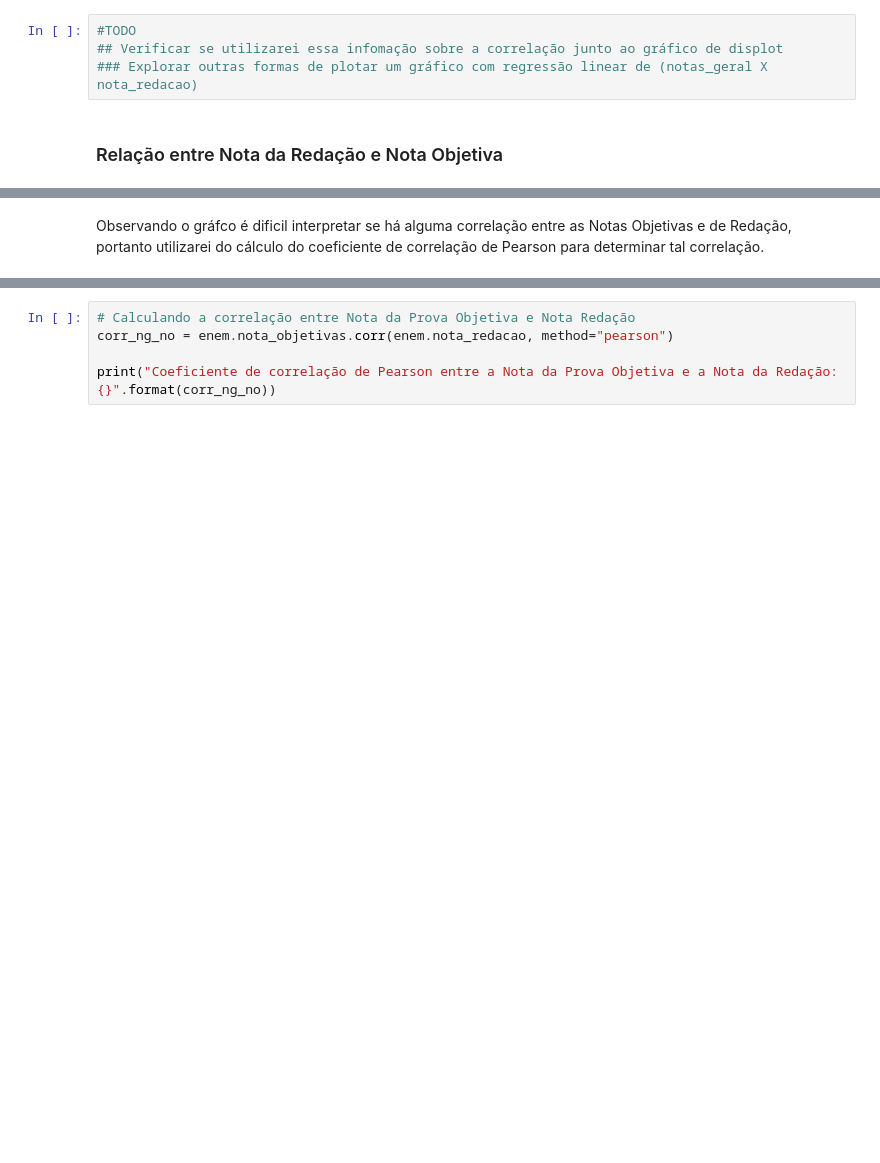
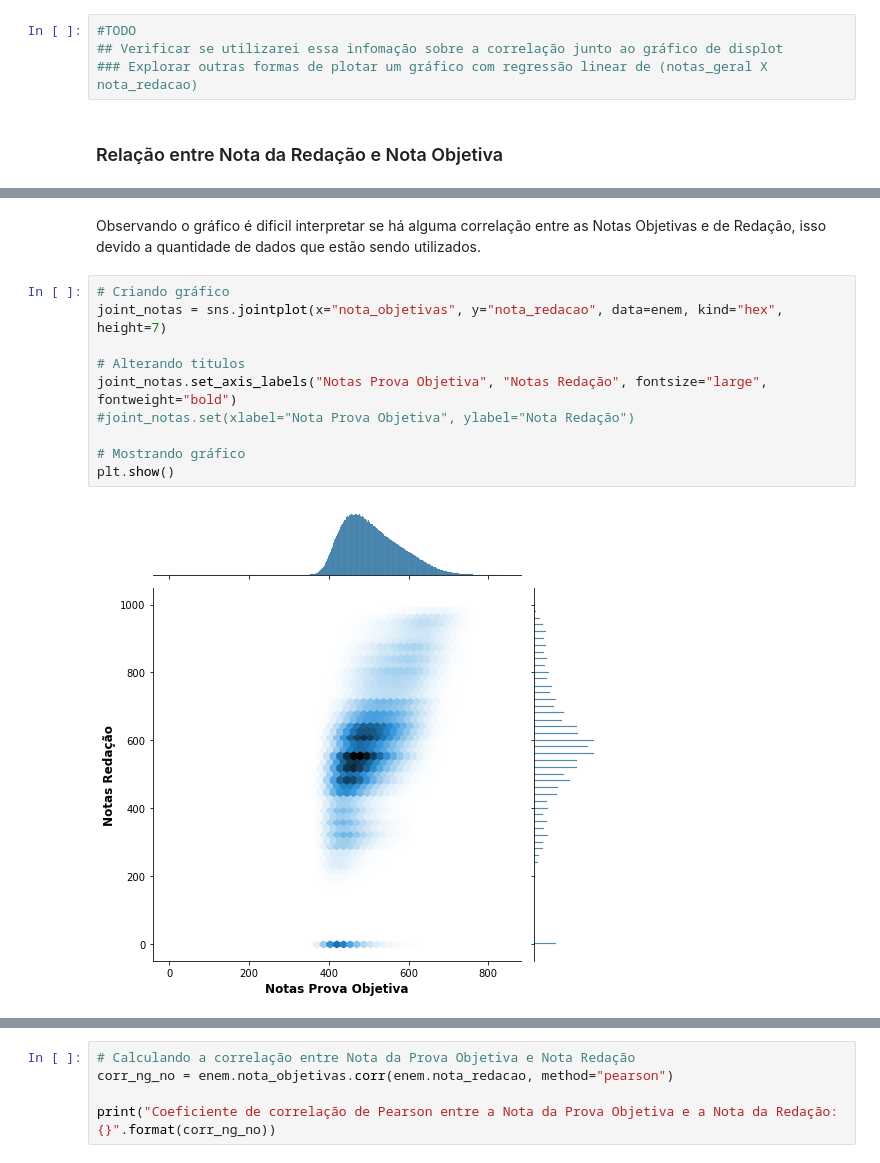
Before and after one commit to RenanGroot/Analise-Exploratoria-ENEM2019, a Jupyter notebook: Análise Exploratória - ENEM 2019.ipynb, the cells around one changed output, grey strips where cells are left out. Saved outputs shown, nothing was run; the diff lists cells and outputs as text; blank space fills up the shorter version.

```diff
--- a/Análise Exploratória - ENEM 2019.ipynb
+++ b/Análise Exploratória - ENEM 2019.ipynb
@@ -263,5 +263,17 @@ rel.set(title="Nota Redação x Nota Objetiva", xlabel="Nota Prova Objetiva", yl
 plt.show()
 # %% [output]
 [figure]
-# %% [markdown]
-Observando o gráfco é dificil interpretar se há alguma correlação entre as Notas Objetivas e de Redação, portanto utilizarei do cálculo do coeficiente de correlação de Pearson para determinar tal correlação.
+# %% [markdown]
+Observando o gráfico é dificil interpretar se há alguma correlação entre as Notas Objetivas e de Redação, isso devido a quantidade de dados que estão sendo utilizados.
+# %%
+# Criando gráfico
+joint_notas = sns.jointplot(x="nota_objetivas", y="nota_redacao", data=enem, kind="hex", height=7)
+
+# Alterando titulos
+joint_notas.set_axis_labels("Notas Prova Objetiva", "Notas Redação", fontsize="large", fontweight="bold")
+#joint_notas.set(xlabel="Nota Prova Objetiva", ylabel="Nota Redação")
+
+# Mostrando gráfico
+plt.show()
+# %% [output]
+[figure, added]
```
Also changed, not shown: parts of 3 cells of this notebook.
